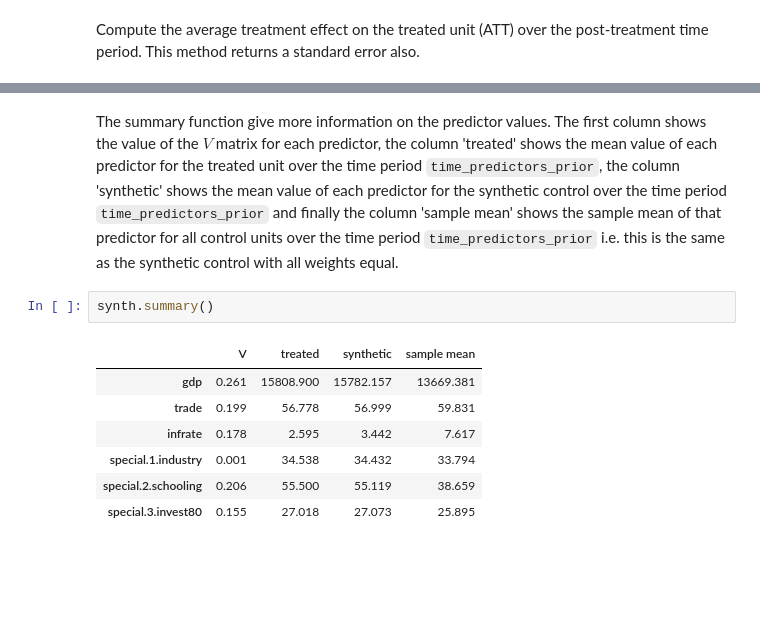
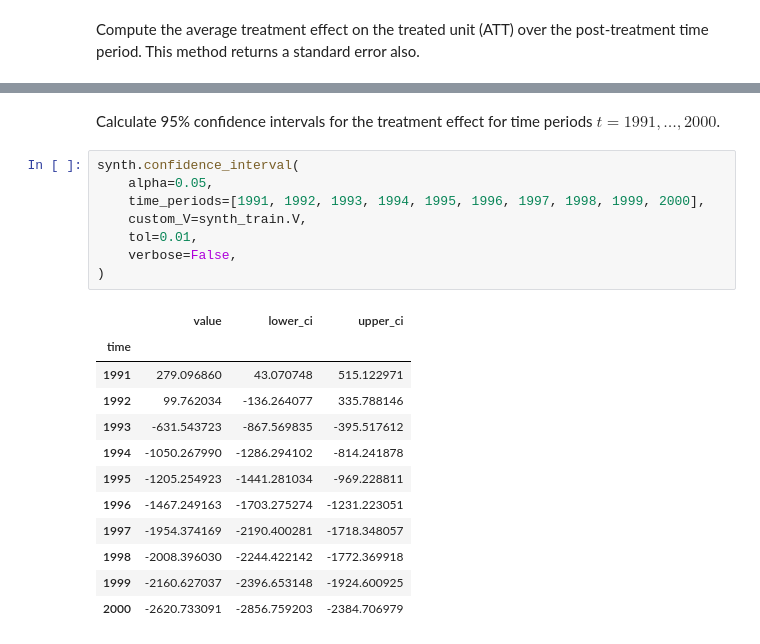
Before and after one commit to sdfordham/pysyncon, a Jupyter notebook: examples/germany.ipynb, the cells around one changed output, grey strips where cells are left out. Cells and saved outputs as stored; diff of their text form; blank space fills up the shorter version.

Commit message:
Conformal inference based confidence intervals (#56)

```diff
--- a/examples/germany.ipynb
+++ b/examples/germany.ipynb
@@ -165,12 +177,23 @@ synth.att(time_period=range(1990, 2004))
-# %% [markdown]
-The summary function give more information on the predictor values. The first column shows the value of the $V$ matrix for each predictor, the column 'treated' shows the mean value of each predictor for the treated unit over the time period `time_predictors_prior`, the column 'synthetic' shows the mean value of each predictor for the synthetic control over the time period `time_predictors_prior` and finally the column 'sample mean' shows the sample mean of that predictor for all control units over the time period `time_predictors_prior` i.e. this is the same as the synthetic control with all weights equal.
-# %%
-synth.summary()
-# %% [output]
-|  | V | treated | synthetic | sample mean |
-| gdp | 0.261 | 15808.900 | 15782.157 | 13669.381 |
-| trade | 0.199 | 56.778 | 56.999 | 59.831 |
-| infrate | 0.178 | 2.595 | 3.442 | 7.617 |
-| special.1.industry | 0.001 | 34.538 | 34.432 | 33.794 |
-| special.2.schooling | 0.206 | 55.500 | 55.119 | 38.659 |
-| special.3.invest80 | 0.155 | 27.018 | 27.073 | 25.895 |
+# %% [markdown]
+Calculate 95% confidence intervals for the treatment effect for time periods $t=1991, \ldots, 2000$.
+# %%
+synth.confidence_interval(
+    alpha=0.05,
+    time_periods=[1991, 1992, 1993, 1994, 1995, 1996, 1997, 1998, 1999, 2000],
+    custom_V=synth_train.V,
+    tol=0.01,
+    verbose=False,
+)
+# %% [output]
+|  | value | lower_ci | upper_ci |
+| time |  |  |  |
+| 1991 | 279.096860 | 43.070748 | 515.122971 |
+| 1992 | 99.762034 | -136.264077 | 335.788146 |
+| 1993 | -631.543723 | -867.569835 | -395.517612 |
+| 1994 | -1050.267990 | -1286.294102 | -814.241878 |
+| 1995 | -1205.254923 | -1441.281034 | -969.228811 |
+| 1996 | -1467.249163 | -1703.275274 | -1231.223051 |
+| 1997 | -1954.374169 | -2190.400281 | -1718.348057 |
+| 1998 | -2008.396030 | -2244.422142 | -1772.369918 |
+| 1999 | -2160.627037 | -2396.653148 | -1924.600925 |
+| 2000 | -2620.733091 | -2856.759203 | -2384.706979 |
```
Also changed, not shown: parts of 4 cells of this notebook, 11 other files.
